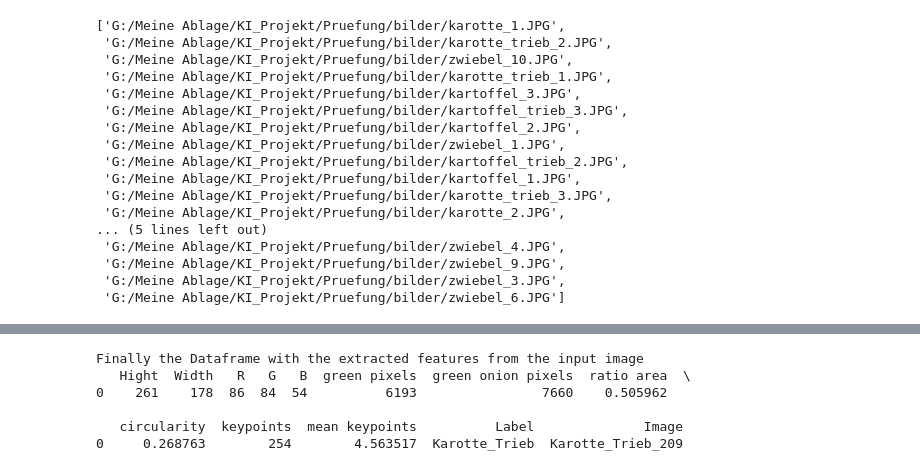
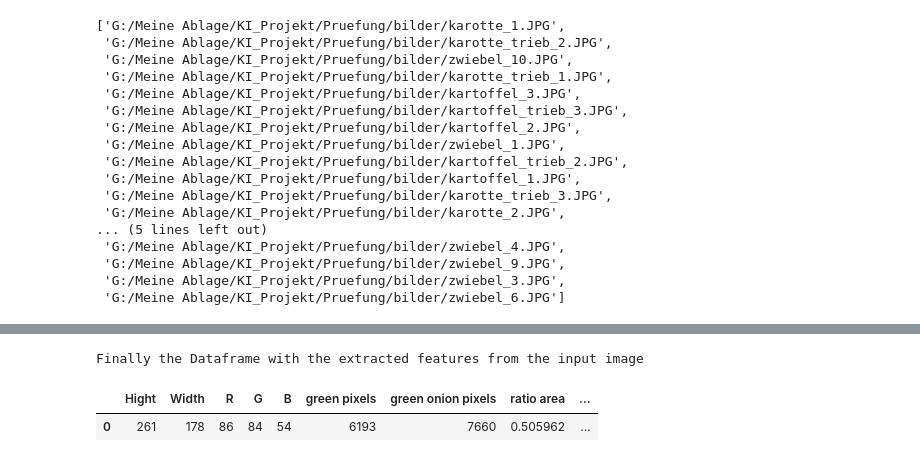
Before and after one commit to leons1396/AI_project, a Jupyter notebook: Delivery/presentation/image_processing.ipynb, the cells around one changed output, grey strips where cells are left out. Cells and saved outputs as stored; diff of their text form; code cells hidden in the pictures.

```diff
--- a/Delivery/presentation/image_processing.ipynb
+++ b/Delivery/presentation/image_processing.ipynb
@@ -392,10 +365,7 @@ Shows the green color mask to get only the green pixels from the image
 # %%
 print("Finally the Dataframe with the extracted features from the input image")
-print(vegis_df.head(2))
+display(vegis_df.head(2))
 # %% [output]
 Finally the Dataframe with the extracted features from the input image
-   Hight  Width   R   G   B  green pixels  green onion pixels  ratio area  \
-0    261    178  86  84  54          6193                7660    0.505962
-
-   circularity  keypoints  mean keypoints          Label              Image
-0     0.268763        254        4.563517  Karotte_Trieb  Karotte_Trieb_209
+|  | Hight | Width | R | G | B | green pixels | green onion pixels | ratio area | ... |
+| 0 | 261 | 178 | 86 | 84 | 54 | 6193 | 7660 | 0.505962 | ... |
```
Also changed, not shown: parts of 8 cells of this notebook.
